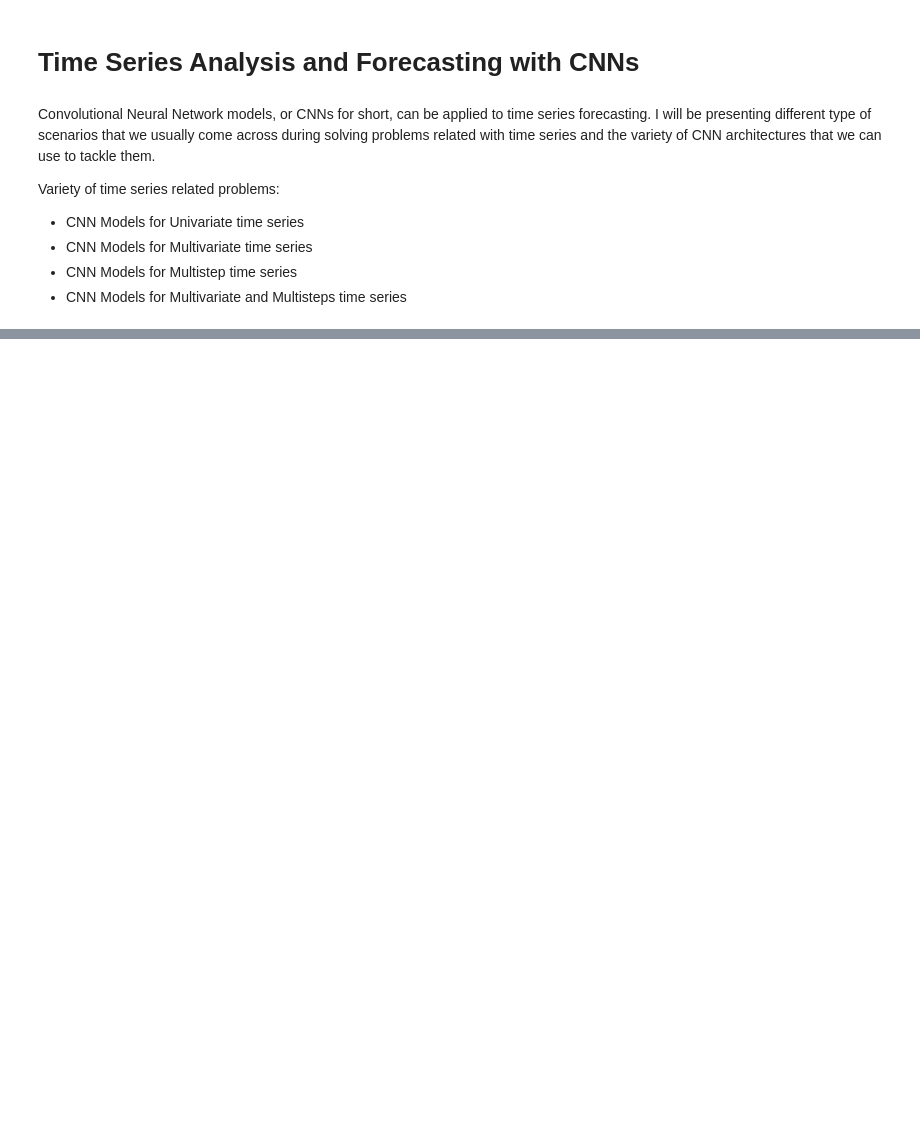
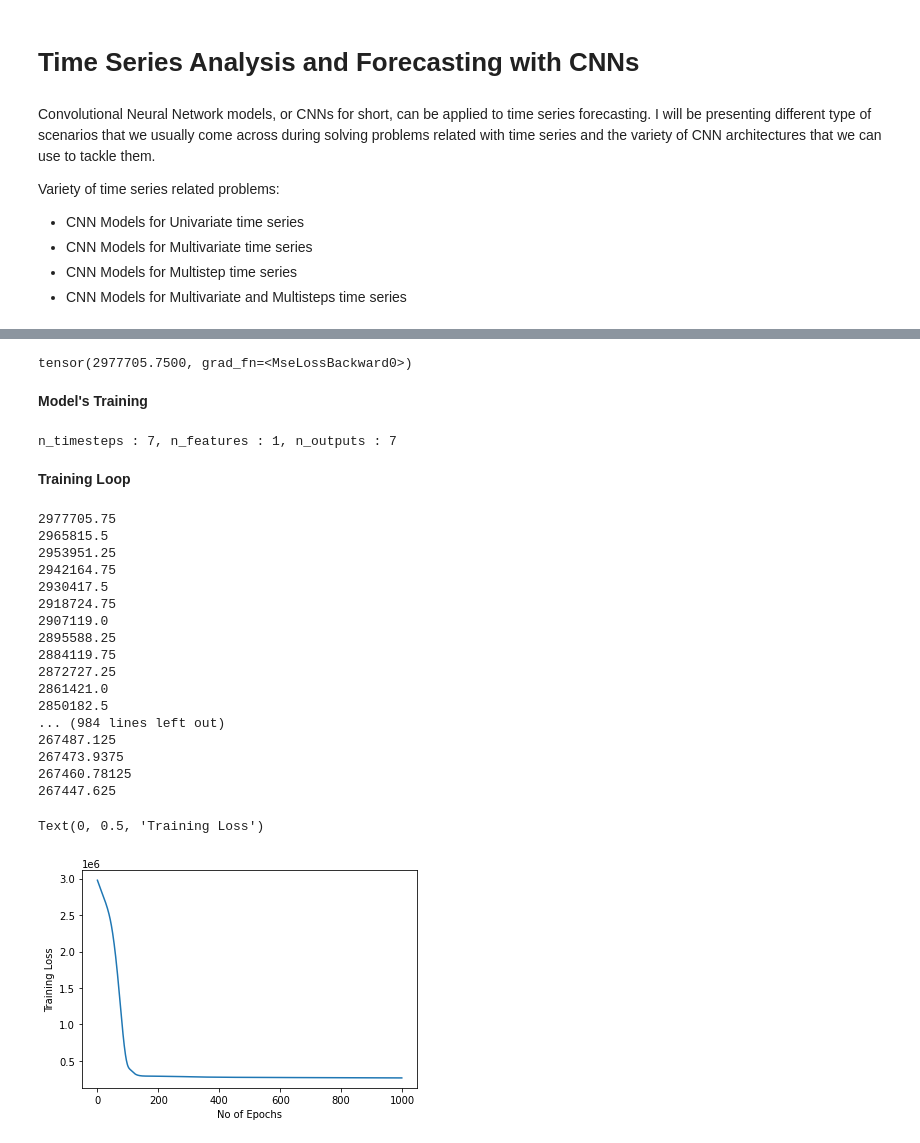
Before and after one commit to ajitsingh98/Time-Series-Analysis-and-Forecasting-with-Python, a Jupyter notebook: Time_Series_Forecasting_With_CNNs.ipynb, the cells around one changed output, grey strips where cells are left out. Saved outputs shown, nothing was run; the diff lists cells and outputs as text; code cells hidden in the pictures; blank space fills up the shorter version.

```diff
--- a/Time_Series_Forecasting_With_CNNs.ipynb
+++ b/Time_Series_Forecasting_With_CNNs.ipynb
@@ -128,0 +235,10 @@ X = X.view(X.shape[0], n_features, X.shape[1])
+# %%
+
+train, test = split_dataset(dataset.values)
+
+# validate train data
+print(train.shape)
+print(train[0, 0, 0], train[-1, -1, 0])
+# validate test
+print(test.shape)
+print(test[0, 0, 0], test[-1, -1, 0])
@@ -128,0 +308,3 @@ X = X.view(X.shape[0], n_features, X.shape[1])
+# %%
+X, y = to_supervised(train, 7, 7)
+X.shape
@@ -128,0 +399,61 @@ X = X.view(X.shape[0], n_features, X.shape[1])
+# %%
+optimizer = torch.optim.Adam(model.parameters(), lr=1e-3)
+
+criterion = torch.nn.MSELoss()
+# %%
+#check loss for untrained model
+y_pred = model(X)
+criterion(y_pred, y)
+# %% [output]
+tensor(2977705.7500, grad_fn=<MseLossBackward0>)
+# %% [markdown]
+**Model's Training**
+# %%
+
+n_timesteps, n_features, n_outputs = X.shape[1], X.shape[2], y.shape[1]
+
+print(f"n_timesteps : {n_timesteps}, n_features : {n_features}, n_outputs : {n_outputs}")
+# %% [output]
+n_timesteps : 7, n_features : 1, n_outputs : 7
+# %% [markdown]
+**Training Loop**
+# %%
+epochs = 1000
+
+losses = []
+
+for _ in range(epochs):
+
+    optimizer.zero_grad()
+    y_pred = model(X)
+    loss = criterion(y_pred, y)
+    print(loss.item())
+    losses.append(loss.item())
+    loss.backward()
+    optimizer.step()
+
+#plot the training losses
+
+plt.plot(losses)
+plt.xlabel("No of Epochs")
+plt.ylabel("Training Loss")
+# %% [output]
+2977705.75
+2965815.5
+2953951.25
+2942164.75
+2930417.5
+2918724.75
+2907119.0
+2895588.25
+2884119.75
+2872727.25
+2861421.0
+2850182.5
+... (984 lines left out)
+267487.125
+267473.9375
+267460.78125
+267447.625
+Text(0, 0.5, 'Training Loss')
+[figure, added]
```
Also changed, not shown: parts of 135 cells of this notebook.
